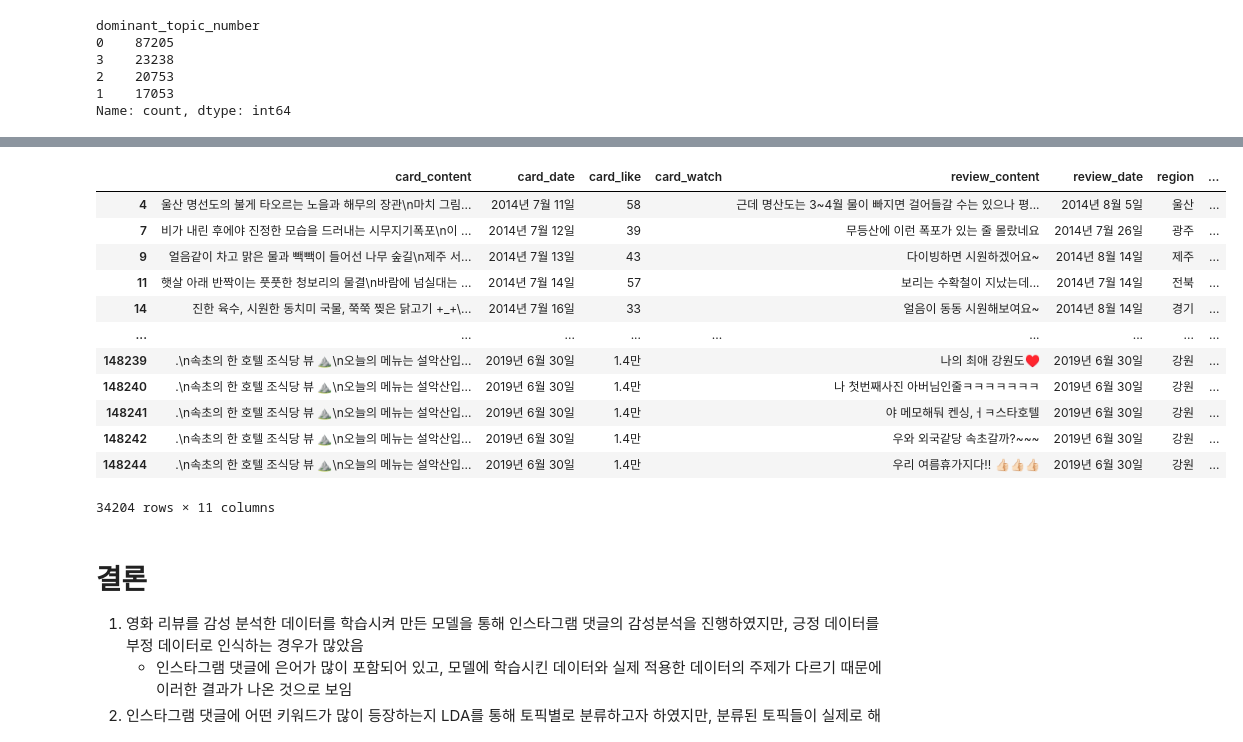
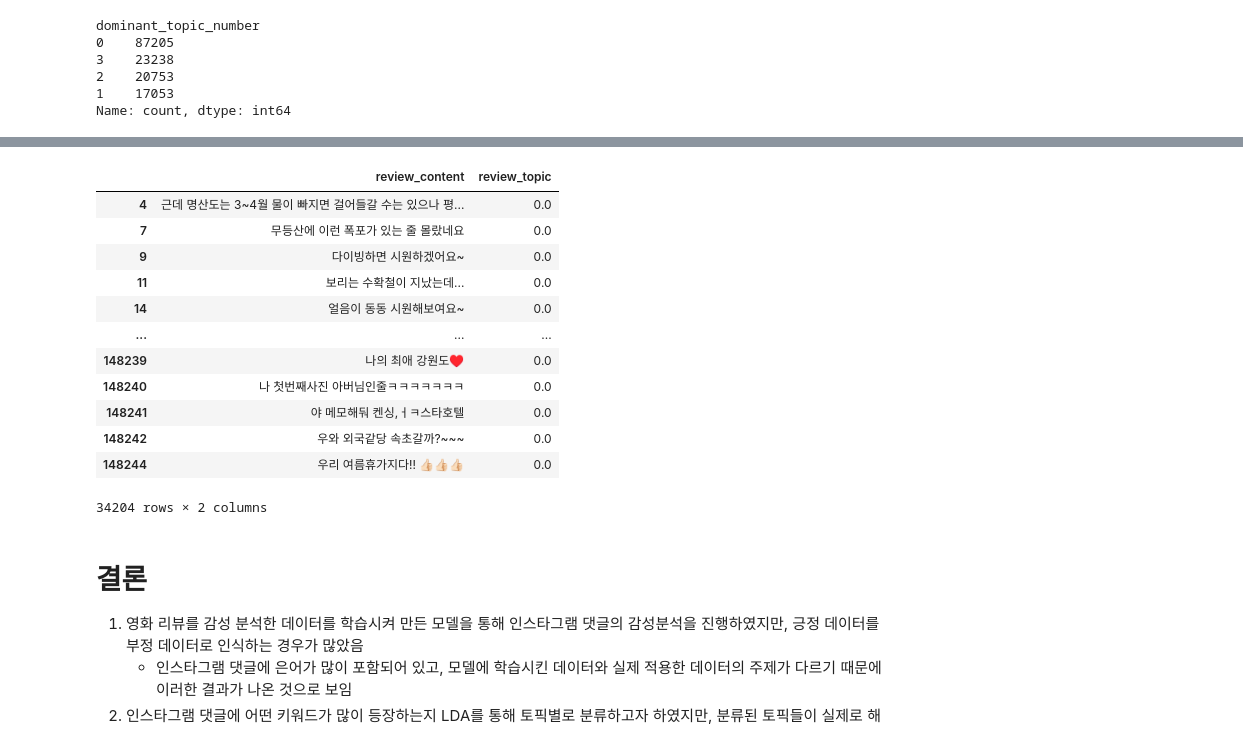
Before and after one commit to nohjuhyeon/AI_LKJ_hubs_fastapi, a Jupyter notebook: data_analysis/instagram_review/instagram_review_jh_third.ipynb, the cells around one changed output, grey strips where cells are left out. Cells and saved outputs as stored; diff of their text form; code cells hidden in the pictures.

```diff
--- a/data_analysis/instagram_review/instagram_review_jh_third.ipynb
+++ b/data_analysis/instagram_review/instagram_review_jh_third.ipynb
@@ -858,19 +845,19 @@ df_sns_review_keyword.loc[:,'review_topic'] = df_topics_score['dominant_topic_nu
 # %%
-df_sns_review_keyword.query("review_topic == 0")
+df_sns_review_keyword.query("review_topic == 0")[['review_content','review_topic']]
 # %% [output]
-|  | card_content | card_date | card_like | card_watch | review_content | review_date | region | ... |
-| 4 | 울산 명선도의 불게 타오르는 노을과 해무의 장관\n마치 그림... | 2014년 7월 11일 | 58 |  | 근데 명산도는 3~4월 물이 빠지면 걸어들갈 수는 있으나 평... | 2014년 8월 5일 | 울산 | ... |
-| 7 | 비가 내린 후에야 진정한 모습을 드러내는 시무지기폭포\n이 ... | 2014년 7월 12일 | 39 |  | 무등산에 이런 폭포가 있는 줄 몰랐네요 | 2014년 7월 26일 | 광주 | ... |
-| 9 | 얼음같이 차고 맑은 물과 빽빽이 들어선 나무 숲길\n제주 서... | 2014년 7월 13일 | 43 |  | 다이빙하면 시원하겠어요~ | 2014년 8월 14일 | 제주 | ... |
-| 11 | 햇살 아래 반짝이는 풋풋한 청보리의 물결\n바람에 넘실대는 ... | 2014년 7월 14일 | 57 |  | 보리는 수확철이 지났는데... | 2014년 7월 14일 | 전북 | ... |
-| 14 | 진한 육수, 시원한 동치미 국물, 쭉쭉 찢은 닭고기 +_+\... | 2014년 7월 16일 | 33 |  | 얼음이 동동 시원해보여요~ | 2014년 8월 14일 | 경기 | ... |
-| ... | ... | ... | ... | ... | ... | ... | ... | ... |
-| 148239 | .\n속초의 한 호텔 조식당 뷰 ⛰\n오늘의 메뉴는 설악산입... | 2019년 6월 30일 | 1.4만 |  | 나의 최애 강원도♥️ | 2019년 6월 30일 | 강원 | ... |
-| 148240 | .\n속초의 한 호텔 조식당 뷰 ⛰\n오늘의 메뉴는 설악산입... | 2019년 6월 30일 | 1.4만 |  | 나 첫번째사진 아버님인줄ㅋㅋㅋㅋㅋㅋㅋ | 2019년 6월 30일 | 강원 | ... |
-| 148241 | .\n속초의 한 호텔 조식당 뷰 ⛰\n오늘의 메뉴는 설악산입... | 2019년 6월 30일 | 1.4만 |  | 야 메모해둬 켄싱,ㅓㅋ스타호텔 | 2019년 6월 30일 | 강원 | ... |
-| 148242 | .\n속초의 한 호텔 조식당 뷰 ⛰\n오늘의 메뉴는 설악산입... | 2019년 6월 30일 | 1.4만 |  | 우와 외국같당 속초갈까?~~~ | 2019년 6월 30일 | 강원 | ... |
-| 148244 | .\n속초의 한 호텔 조식당 뷰 ⛰\n오늘의 메뉴는 설악산입... | 2019년 6월 30일 | 1.4만 |  | 우리 여름휴가지다!! 👍🏻👍🏻👍🏻 | 2019년 6월 30일 | 강원 | ... |
+|  | review_content | review_topic |
+| 4 | 근데 명산도는 3~4월 물이 빠지면 걸어들갈 수는 있으나 평... | 0.0 |
+| 7 | 무등산에 이런 폭포가 있는 줄 몰랐네요 | 0.0 |
+| 9 | 다이빙하면 시원하겠어요~ | 0.0 |
+| 11 | 보리는 수확철이 지났는데... | 0.0 |
+| 14 | 얼음이 동동 시원해보여요~ | 0.0 |
+| ... | ... | ... |
+| 148239 | 나의 최애 강원도♥️ | 0.0 |
+| 148240 | 나 첫번째사진 아버님인줄ㅋㅋㅋㅋㅋㅋㅋ | 0.0 |
+| 148241 | 야 메모해둬 켄싱,ㅓㅋ스타호텔 | 0.0 |
+| 148242 | 우와 외국같당 속초갈까?~~~ | 0.0 |
+| 148244 | 우리 여름휴가지다!! 👍🏻👍🏻👍🏻 | 0.0 |
-34204 rows × 11 columns
+34204 rows × 2 columns
 # %% [markdown]
 # 결론
 1. 영화 리뷰를 감성 분석한 데이터를 학습시켜 만든 모델을 통해 인스타그램 댓글의 감성분석을 진행하였지만, 긍정 데이터를 부정 데이터로 인식하는 경우가 많았음
```
Also changed, not shown: parts of 4 cells of this notebook, 2 other files.
